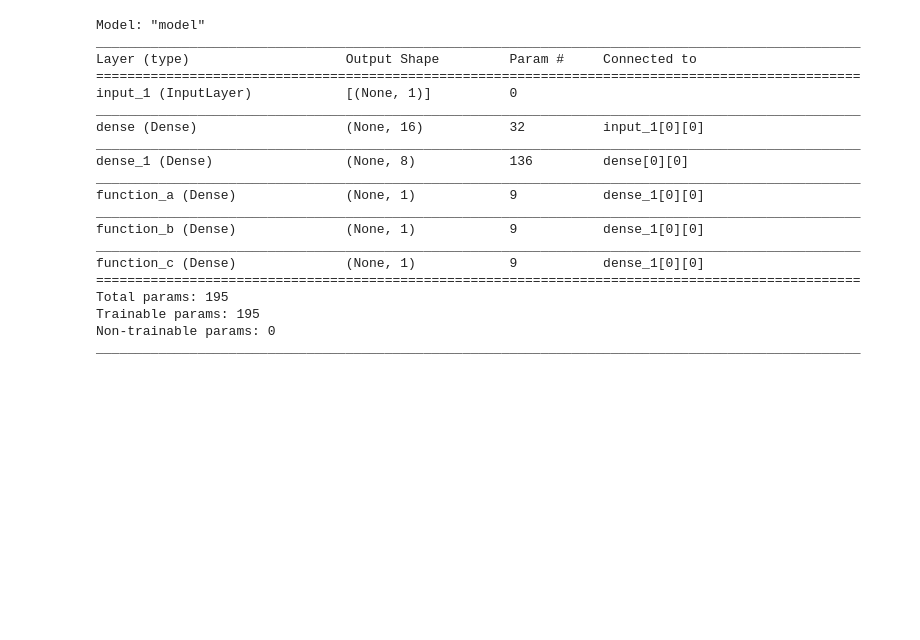
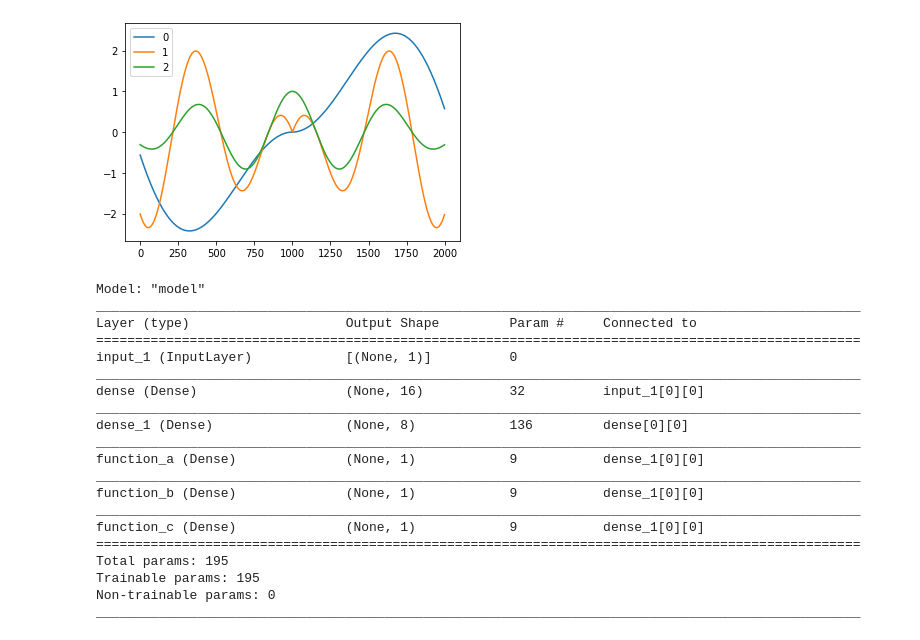
Before and after one commit to gergo-szabo/NeuralNetworkStudies, a Jupyter notebook: keras_generator.ipynb, the cells around one changed output. Drawn from its saved outputs; the diff is of its cells as text; code cells hidden in the pictures; blank space fills up the shorter version.

Commit message:
Plot functions
only cosmetics

```diff
--- a/keras_generator.ipynb
+++ b/keras_generator.ipynb
@@ -11,16 +11,19 @@ from tensorflow.keras.models import Model
 # %%
 # Generating data and labels
 def dummy_function(x):
     a = 0.4 * np.sin(0.3 * x) * np.abs(x)
     b = np.log1p(np.abs(x)) * np.cos(x)
     c = np.exp(-x**2 / 100) * np.cos(x)
     return [a, b, c]
 x = np.arange(-10, 10, 0.01)
 y = np.array([dummy_function(xi) for xi in x])
+y_plot = pd.DataFrame(y).plot()
 
 # Create train, validation and test set IDs
 train_idx, predict_idx = train_test_split(np.arange(x.shape[0]), random_state=2020, test_size=0.20)
 train_idx, val_idx = train_test_split(train_idx, random_state=2020, test_size=0.20)
+# %% [output]
+[figure, added]
 # %%
 class DataGenerator(tf.keras.utils.Sequence):
     'Generates data for Keras'
```
Also changed, not shown: parts of 2 cells of this notebook.
